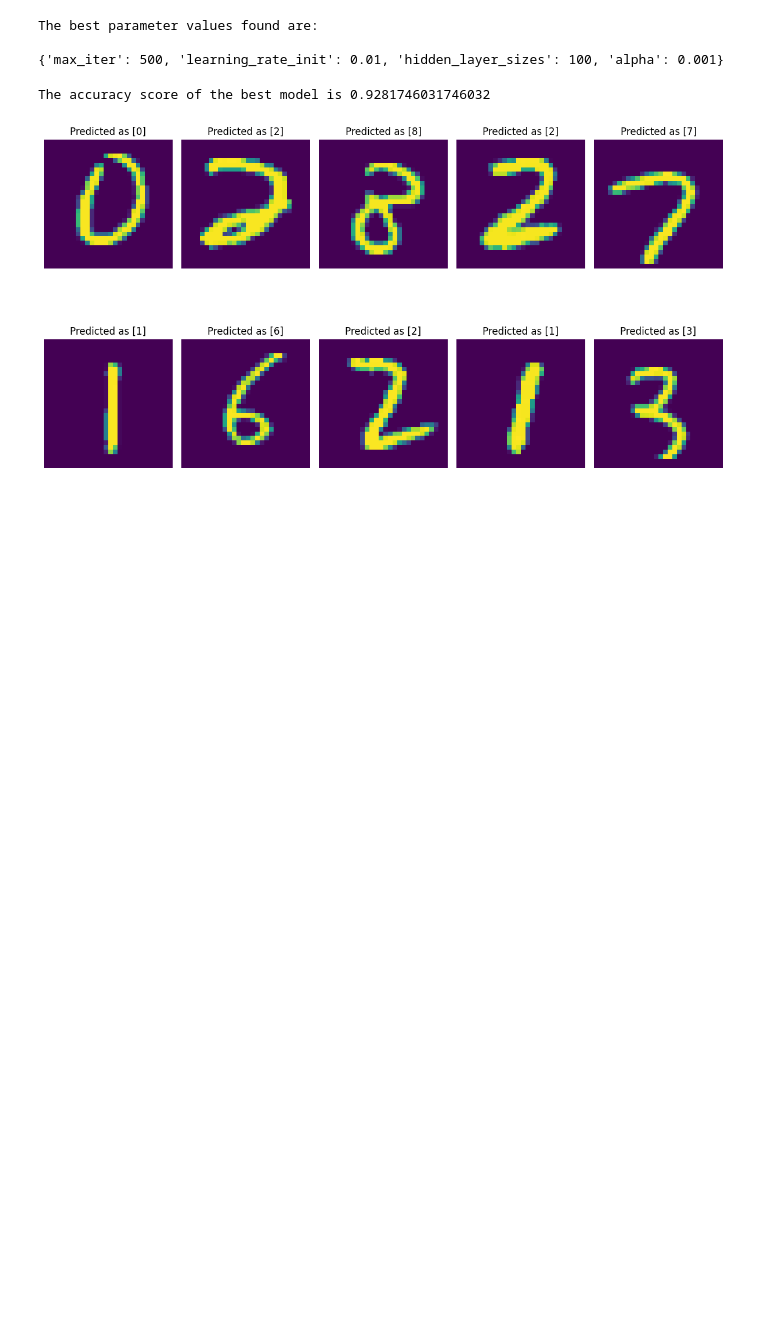
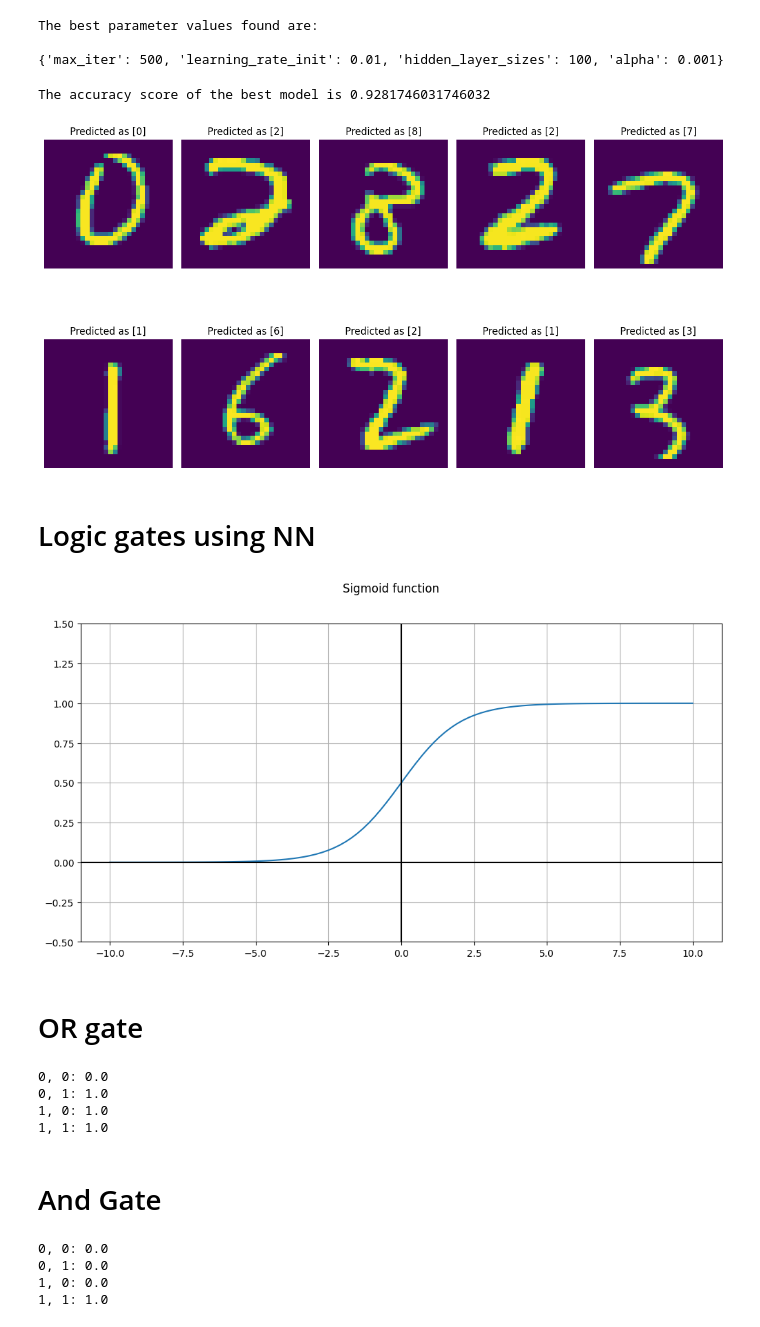
Before and after one commit to himanshukr72/Deep_learning, a Jupyter notebook: neural_net.ipynb, the cells around one changed output. Cells and saved outputs as stored; diff of their text form; code cells hidden in the pictures; blank space fills up the shorter version.

Commit message:
assignment on NN and use of sigmoid fn in logic_gates

```diff
--- a/neural_net.ipynb
+++ b/neural_net.ipynb
@@ -109,3 +117,5 @@ plt.tight_layout()
 # %% [output]
 The accuracy score of the best model is 0.9281746031746032
 [figure]
+# %% [markdown]
+# Logic gates using NN
@@ -111,0 +126,21 @@ The accuracy score of the best model is 0.9281746031746032
+# %%
+## Quickly define the sigmoid function
+def sigmoid(x):
+    """Sigmoid function"""
+    return 1.0 / (1.0 + np.exp(-x))
+# %%
+# Plot the sigmoid function
+vals = np.linspace(-10, 10, num=100, dtype=np.float32)
+activation = sigmoid(vals)
+fig = plt.figure(figsize=(12,6))
+fig.suptitle('Sigmoid function')
+plt.plot(vals, activation)
+plt.grid(True, which='both')
+plt.axhline(y=0, color='k')
+plt.axvline(x=0, color='k')
+plt.yticks()
+plt.ylim([-0.5, 1.5]);
+# %% [output]
+[figure, added]
+# %% [markdown]
+# OR gate
@@ -111,0 +157,25 @@ The accuracy score of the best model is 0.9281746031746032
+# %%
+or_gate = logic_gate(20, 20, -10)
+test(or_gate)
+# %% [output]
+0, 0: 0.0
+0, 1: 1.0
+1, 0: 1.0
+1, 1: 1.0
+# %% [markdown]
+# And Gate
+# %%
+# TO DO: Fill in the w1, w2, and b parameters such that
+# the truth table matches
+### BEGIN SOLUTION
+w1 = 11
+w2 = 10
+b = -20
+and_gate = logic_gate(w1, w2, b)
+### END SOLUTION
+test(and_gate)
+# %% [output]
+0, 0: 0.0
+0, 1: 0.0
+1, 0: 0.0
+1, 1: 1.0
```
Also changed, not shown: parts of 20 cells of this notebook, 1 other file.
